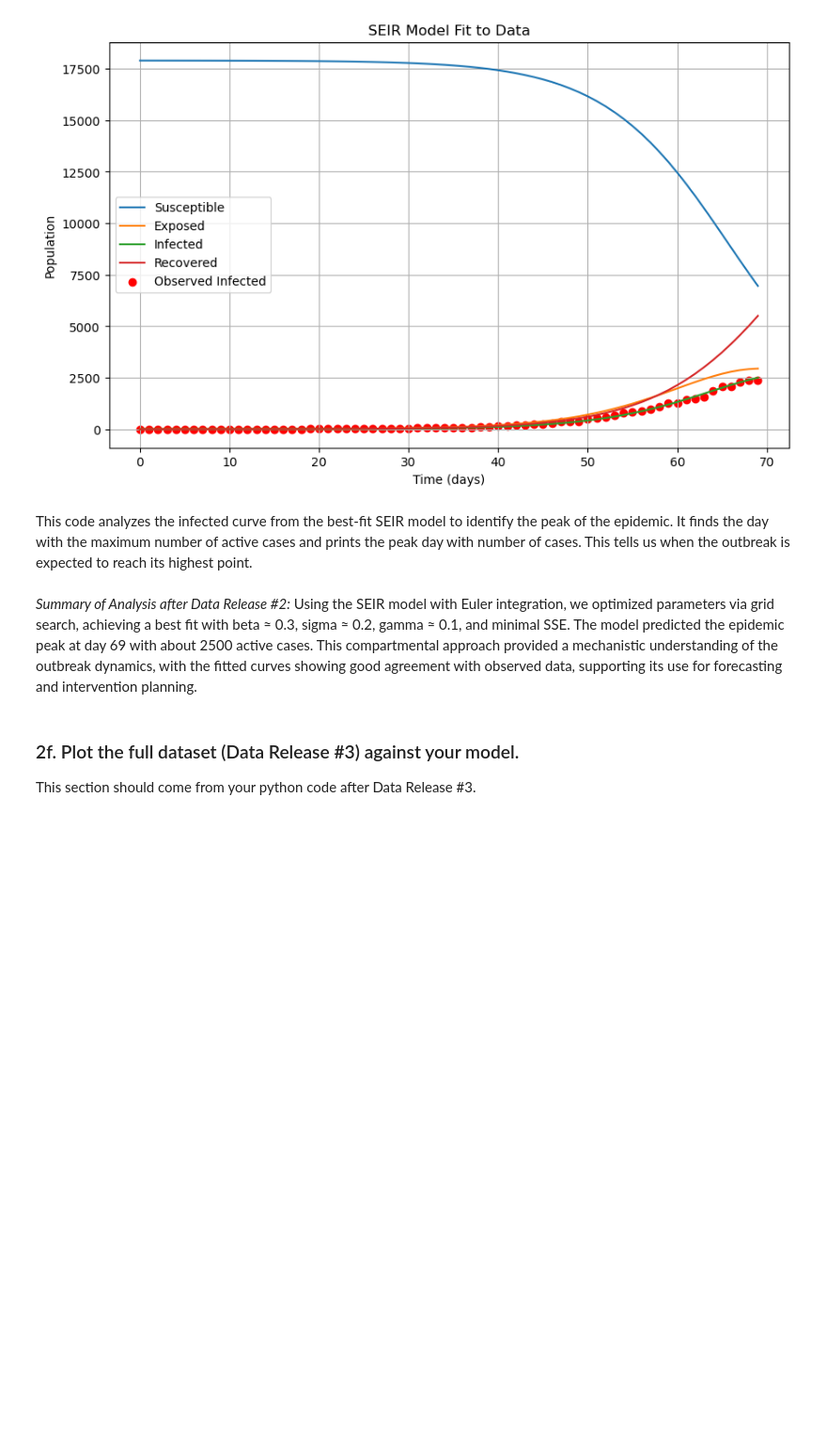
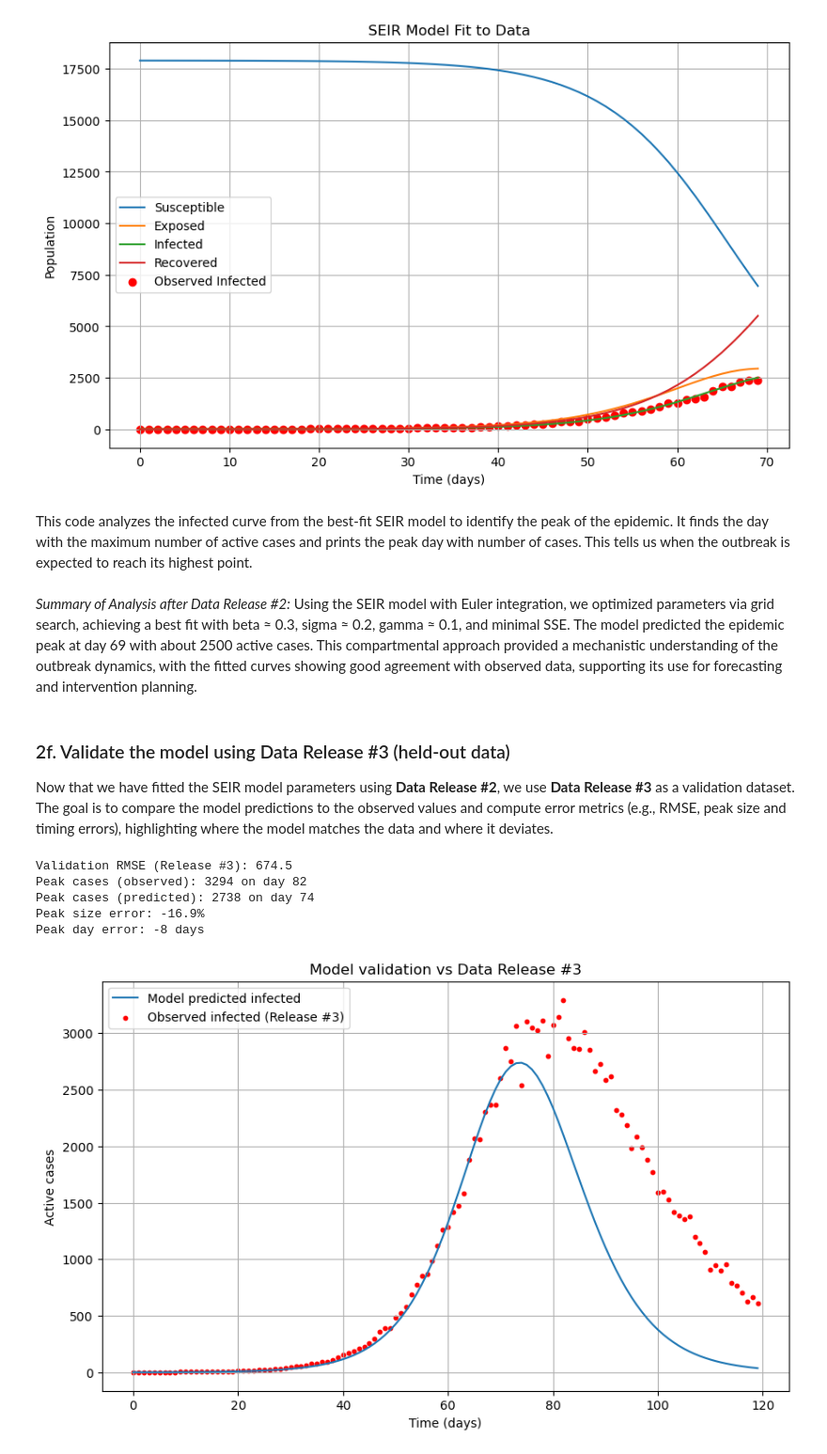
Before and after one commit to mjb5nk/Module-2-Epidemics-SIR-Modeling, a Jupyter notebook: Notebook examples/Template_student_final_notebook.ipynb, the cells around one changed output. Shown at 94% size. Cells and saved outputs as stored; diff of their text form; code cells hidden in the pictures; blank space fills up the shorter version.

```diff
--- a/Notebook examples/Template_student_final_notebook.ipynb
+++ b/Notebook examples/Template_student_final_notebook.ipynb
@@ -181,6 +248,59 @@ This code analyzes the infected curve from the best-fit SEIR model to identify t
 # %% [markdown]
 *Summary of Analysis after Data Release #2:* Using the SEIR model with Euler integration, we optimized parameters via grid search, achieving a best fit with beta ≈ 0.3, sigma ≈ 0.2, gamma ≈ 0.1, and minimal SSE. The model predicted the epidemic peak at day 69 with about 2500 active cases. This compartmental approach provided a mechanistic understanding of the outbreak dynamics, with the fitted curves showing good agreement with observed data, supporting its use for forecasting and intervention planning.
 # %% [markdown]
-### 2f. Plot the full dataset (Data Release #3) against your model.
-This section should come from your python code after Data Release #3.
+### 2f. Validate the model using Data Release #3 (held-out data)
+
+Now that we have fitted the SEIR model parameters using **Data Release #2**, we use **Data Release #3** as a validation dataset. The goal is to compare the model predictions to the observed values and compute error metrics (e.g., RMSE, peak size and timing errors), highlighting where the model matches the data and where it deviates.
+# %%
+# Validate the best-fit model (from Release #2) against Data Release #3
+# ---
+# Load the held-out dataset
+df_r3 = pd.read_csv("../Data/mystery_virus_daily_active_counts_RELEASE#3.csv",
+                    parse_dates=["date"])
+obs_r3 = df_r3["active reported daily cases"].values
+
+time_r3 = np.arange(len(obs_r3))
+
+# Use the same initial conditions and population size as for Release #2
+S0 = 17900
+E0 = 0
+I0 = 1
+R0 = 0
+N = S0 + E0 + I0 + R0
+
+# Simulate using the best-fit parameters (from Release #2)
+S_r3, E_r3, I_r3, R_r3 = euler_method(
+    best_beta, best_sigma, best_gamma,
+    S0, E0, I0, R0, time_r3, N
+)
+
+# Compute error metrics
+rmse = np.sqrt(np.mean((obs_r3 - I_r3) ** 2))
+peak_obs = obs_r3.max(); peak_pred = I_r3.max()
+peak_day_obs = int(np.argmax(obs_r3))
+peak_day_pred = int(np.argmax(I_r3))
+
+print(f"Validation RMSE (Release #3): {rmse:.1f}")
+print(f"Peak cases (observed): {peak_obs:.0f} on day {peak_day_obs}")
+print(f"Peak cases (predicted): {peak_pred:.0f} on day {peak_day_pred}")
+print(f"Peak size error: {(peak_pred-peak_obs)/peak_obs*100:.1f}%")
+print(f"Peak day error: {peak_day_pred-peak_day_obs} days")
+
+# Plot comparison
+plt.figure(figsize=(10, 6))
+plt.plot(time_r3, I_r3, label='Model predicted infected')
+plt.scatter(time_r3, obs_r3, color='red', label='Observed infected (Release #3)', s=10)
+plt.title('Model validation vs Data Release #3')
+plt.xlabel('Time (days)')
+plt.ylabel('Active cases')
+plt.legend()
+plt.grid()
+plt.show()
+# %% [output]
+Validation RMSE (Release #3): 674.5
+Peak cases (observed): 3294 on day 82
+Peak cases (predicted): 2738 on day 74
+Peak size error: -16.9%
+Peak day error: -8 days
+[figure, added]
 # %% [markdown]
```
Also changed, not shown: parts of 11 cells of this notebook.
